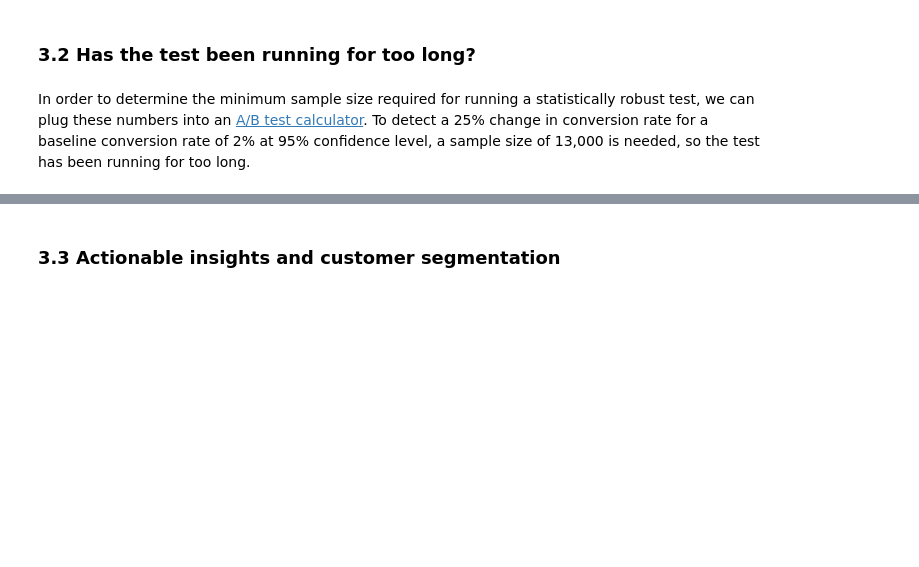
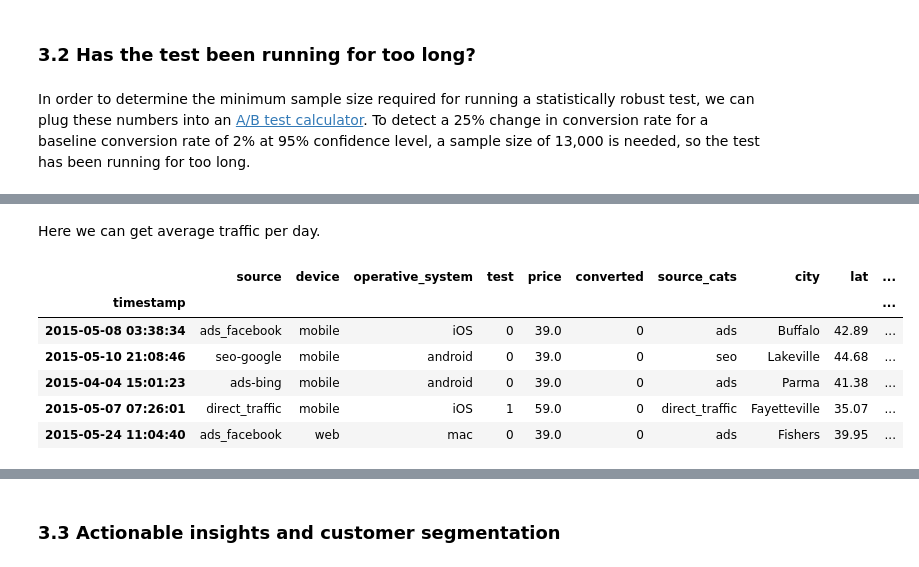
Before and after one commit to isaac-chung/data-challenge-templates, a Jupyter notebook: softwarePricing-master/AB_testing.ipynb, the cells around one changed output, grey strips where cells are left out. Saved outputs shown, nothing was run; the diff lists cells and outputs as text; code cells hidden in the pictures; blank space fills up the shorter version.

```diff
--- a/softwarePricing-master/AB_testing.ipynb
+++ b/softwarePricing-master/AB_testing.ipynb
@@ -429,0 +428,2 @@ In order to determine the minimum sample size required for running a statistical
+# %% [markdown]
+Here we can get average traffic per day.
@@ -429,0 +432,10 @@ In order to determine the minimum sample size required for running a statistical
+# %%
+dates.head()
+# %% [output]
+|  | source | device | operative_system | test | price | converted | source_cats | city | lat | ... |
+| timestamp |  |  |  |  |  |  |  |  |  | ... |
+| 2015-05-08 03:38:34 | ads_facebook | mobile | iOS | 0 | 39.0 | 0 | ads | Buffalo | 42.89 | ... |
+| 2015-05-10 21:08:46 | seo-google | mobile | android | 0 | 39.0 | 0 | seo | Lakeville | 44.68 | ... |
+| 2015-04-04 15:01:23 | ads-bing | mobile | android | 0 | 39.0 | 0 | ads | Parma | 41.38 | ... |
+| 2015-05-07 07:26:01 | direct_traffic | mobile | iOS | 1 | 59.0 | 0 | direct_traffic | Fayetteville | 35.07 | ... |
+| 2015-05-24 11:04:40 | ads_facebook | web | mac | 0 | 39.0 | 0 | ads | Fishers | 39.95 | ... |
```
Also changed, not shown: parts of 12 cells of this notebook.
